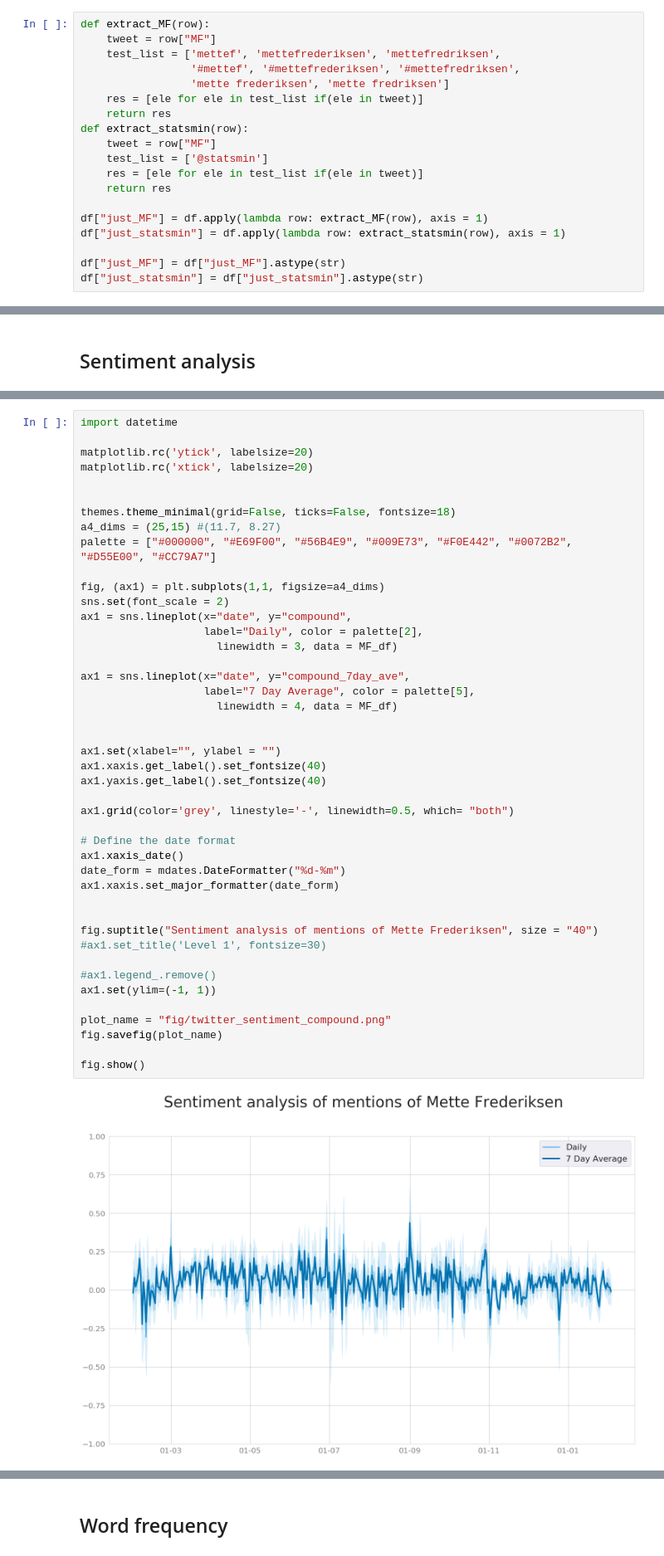
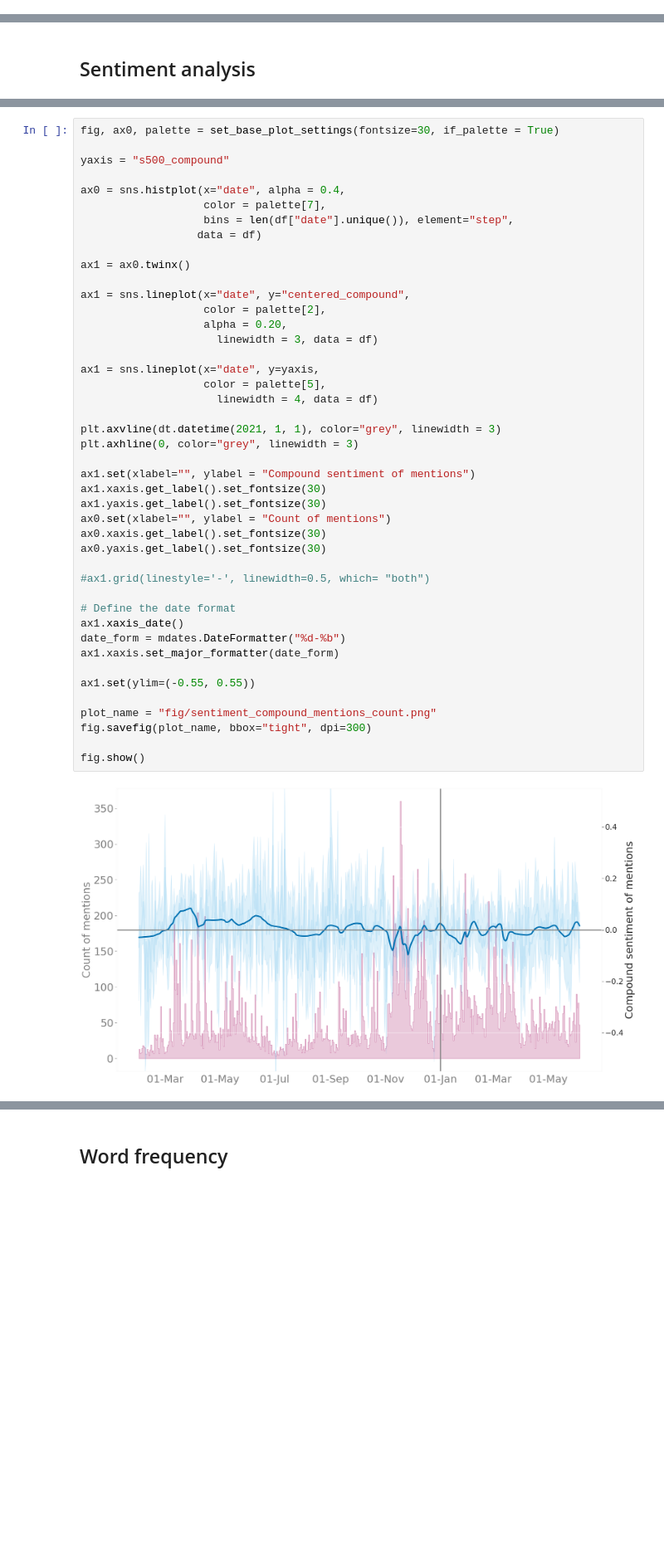
Before and after one commit to centre-for-humanities-computing/hope-mette-frederiksen, a Jupyter notebook: explore_twitter_data.ipynb, the cells around one changed output, grey strips where cells are left out. Shown at 83% size. Cells and saved outputs as stored; diff of their text form; blank space fills up the shorter version.

Commit message:
update figures, clean code, del unneccesary

```diff
--- a/explore_twitter_data.ipynb
+++ b/explore_twitter_data.ipynb
@@ -140,19 +136,0 @@ freq_df["date"] = pd.to_datetime(freq_df["date"])
-# %%
-def extract_MF(row):
-    tweet = row["MF"]
-    test_list = ['mettef', 'mettefrederiksen', 'mettefredriksen',
-                 '#mettef', '#mettefrederiksen', '#mettefredriksen',
-                 'mette frederiksen', 'mette fredriksen']
-    res = [ele for ele in test_list if(ele in tweet)]
-    return res
-def extract_statsmin(row):
-    tweet = row["MF"]
-    test_list = ['@statsmin']
-    res = [ele for ele in test_list if(ele in tweet)]
-    return res
-
-df["just_MF"] = df.apply(lambda row: extract_MF(row), axis = 1)
-df["just_statsmin"] = df.apply(lambda row: extract_statsmin(row), axis = 1)
-
-df["just_MF"] = df["just_MF"].astype(str)
-df["just_statsmin"] = df["just_statsmin"].astype(str)
@@ -476,46 +321,46 @@ See the caveats in the documentation: https://pandas.pydata.org/pandas-docs/stab
 # %%
-import datetime
+fig, ax0, palette = set_base_plot_settings(fontsize=30, if_palette = True)
 
-matplotlib.rc('ytick', labelsize=20)
-matplotlib.rc('xtick', labelsize=20)
+yaxis = "s500_compound"
 
+ax0 = sns.histplot(x="date", alpha = 0.4,
+                   color = palette[7],
+                   bins = len(df["date"].unique()), element="step",
+                  data = df)
 
-themes.theme_minimal(grid=False, ticks=False, fontsize=18)
-a4_dims = (25,15) #(11.7, 8.27)
-palette = ["#000000", "#E69F00", "#56B4E9", "#009E73", "#F0E442", "#0072B2", "#D55E00", "#CC79A7"]
+ax1 = ax0.twinx()
 
-fig, (ax1) = plt.subplots(1,1, figsize=a4_dims)
-sns.set(font_scale = 2)
-ax1 = sns.lineplot(x="date", y="compound",
-                   label="Daily", color = palette[2],
-                     linewidth = 3, data = MF_df)
+ax1 = sns.lineplot(x="date", y="centered_compound",
+                   color = palette[2],
+                   alpha = 0.20,
+                     linewidth = 3, data = df)
 
-ax1 = sns.lineplot(x="date", y="compound_7day_ave",
-                   label="7 Day Average", color = palette[5],
-                     linewidth = 4, data = MF_df)
+ax1 = sns.lineplot(x="date", y=yaxis,
+                   color = palette[5],
+                     linewidth = 4, data = df)
 
+plt.axvline(dt.datetime(2021, 1, 1), color="grey", linewidth = 3)
+plt.axhline(0, color="grey", linewidth = 3)
 
-ax1.set(xlabel="", ylabel = "")
-ax1.xaxis.get_label().set_fontsize(40)
-ax1.yaxis.get_label().set_fontsize(40)
+ax1.set(xlabel="", ylabel = "Compound sentiment of mentions")
+ax1.xaxis.get_label().set_fontsize(30)
+ax1.yaxis.get_label().set_fontsize(30)
+ax0.set(xlabel="", ylabel = "Count of mentions")
+ax0.xaxis.get_label().set_fontsize(30)
+ax0.yaxis.get_label().set_fontsize(30)
 
-ax1.grid(color='grey', linestyle='-', linewidth=0.5, which= "both")
+#ax1.grid(linestyle='-', linewidth=0.5, which= "both")
 
 # Define the date format
 ax1.xaxis_date()
-date_form = mdates.DateFormatter("%d-%m")
+date_form = mdates.DateFormatter("%d-%b")
 ax1.xaxis.set_major_formatter(date_form)
 
+ax1.set(ylim=(-0.55, 0.55))
 
-fig.suptitle("Sentiment analysis of mentions of Mette Frederiksen", size = "40")
-#ax1.set_title('Level 1', fontsize=30)
-
-#ax1.legend_.remove()
-ax1.set(ylim=(-1, 1))
-
-plot_name = "fig/twitter_sentiment_compound.png"
-fig.savefig(plot_name)
+plot_name = "fig/sentiment_compound_mentions_count.png"
+fig.savefig(plot_name, bbox="tight", dpi=300)
 
 fig.show()
 # %% [output]
-[figure, old version]
+[figure, new version]
```
Also changed, not shown: parts of 59 cells of this notebook, 26 other files.
